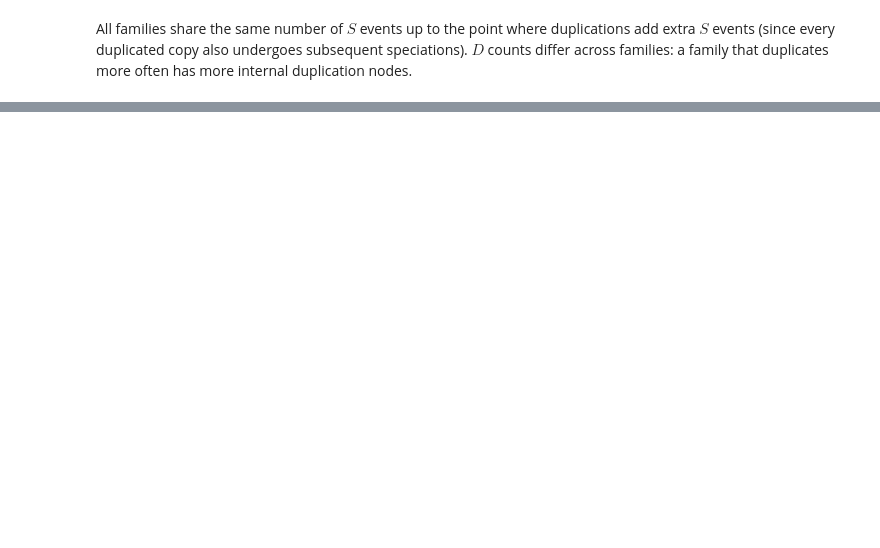
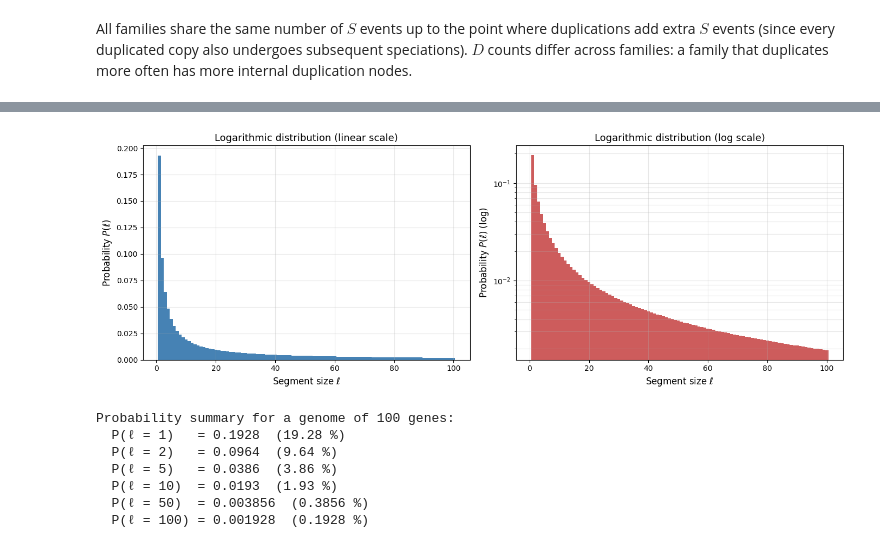
Before and after one commit to Nertekkad/Evolution, a Jupyter notebook: Genome_models.ipynb, the cells around one changed output, grey strips where cells are left out. Drawn from its saved outputs; the diff is of its cells as text; code cells hidden in the pictures; blank space fills up the shorter version.

```diff
--- a/Genome_models.ipynb
+++ b/Genome_models.ipynb
@@ -483,0 +743,58 @@ Final genome at 3: [3 , 3 , 3 , 3 , 3]
+# %%
+import matplotlib.pyplot as plt
+import numpy as np
+
+# Parameters
+
+genome_size = 100
+
+# Logarithmic (log-series) distribution truncated to [1, genome_size]
+#    P(l) ∝ 1/l
+
+lengths = np.arange(1, genome_size + 1)
+weights = 1.0 / lengths                       # ∝ 1/l
+probabilities = weights / weights.sum()       # normalize to sum 1
+
+# Plot
+
+fig, axes = plt.subplots(1, 2, figsize=(14, 5))
+
+# --- Left panel: linear scale ---
+axes[0].bar(lengths, probabilities, width=1.0,
+            color="steelblue", edgecolor="none")
+axes[0].set_xlabel("Segment size $\\ell$", fontsize=12)
+axes[0].set_ylabel("Probability $P(\\ell)$", fontsize=12)
+axes[0].set_title("Logarithmic distribution (linear scale)", fontsize=13)
+axes[0].grid(alpha=0.3)
+
+# --- Right panel: log scale on Y ---
+axes[1].bar(lengths, probabilities, width=1.0,
+            color="indianred", edgecolor="none")
+axes[1].set_yscale("log")
+axes[1].set_xlabel("Segment size $\\ell$", fontsize=12)
+axes[1].set_ylabel("Probability $P(\\ell)$ (log)", fontsize=12)
+axes[1].set_title("Logarithmic distribution (log scale)", fontsize=13)
+axes[1].grid(alpha=0.3, which="both")
+
+plt.tight_layout()
+plt.savefig("logarithmic_distribution_100.pdf", dpi=150)
+plt.show()
+
+# Numerical summary
+
+print("Probability summary for a genome of 100 genes:")
+print(f"  P(ℓ = 1)   = {probabilities[0]:.4f}  ({probabilities[0]*100:.2f} %)")
+print(f"  P(ℓ = 2)   = {probabilities[1]:.4f}  ({probabilities[1]*100:.2f} %)")
+print(f"  P(ℓ = 5)   = {probabilities[4]:.4f}  ({probabilities[4]*100:.2f} %)")
+print(f"  P(ℓ = 10)  = {probabilities[9]:.4f}  ({probabilities[9]*100:.2f} %)")
+print(f"  P(ℓ = 50)  = {probabilities[49]:.6f}  ({probabilities[49]*100:.4f} %)")
+print(f"  P(ℓ = 100) = {probabilities[99]:.6f}  ({probabilities[99]*100:.4f} %)")
+# %% [output]
+[figure, added]
+Probability summary for a genome of 100 genes:
+  P(ℓ = 1)   = 0.1928  (19.28 %)
+  P(ℓ = 2)   = 0.0964  (9.64 %)
+  P(ℓ = 5)   = 0.0386  (3.86 %)
+  P(ℓ = 10)  = 0.0193  (1.93 %)
+  P(ℓ = 50)  = 0.003856  (0.3856 %)
+  P(ℓ = 100) = 0.001928  (0.1928 %)
```
Also changed, not shown: parts of 15 cells of this notebook.
